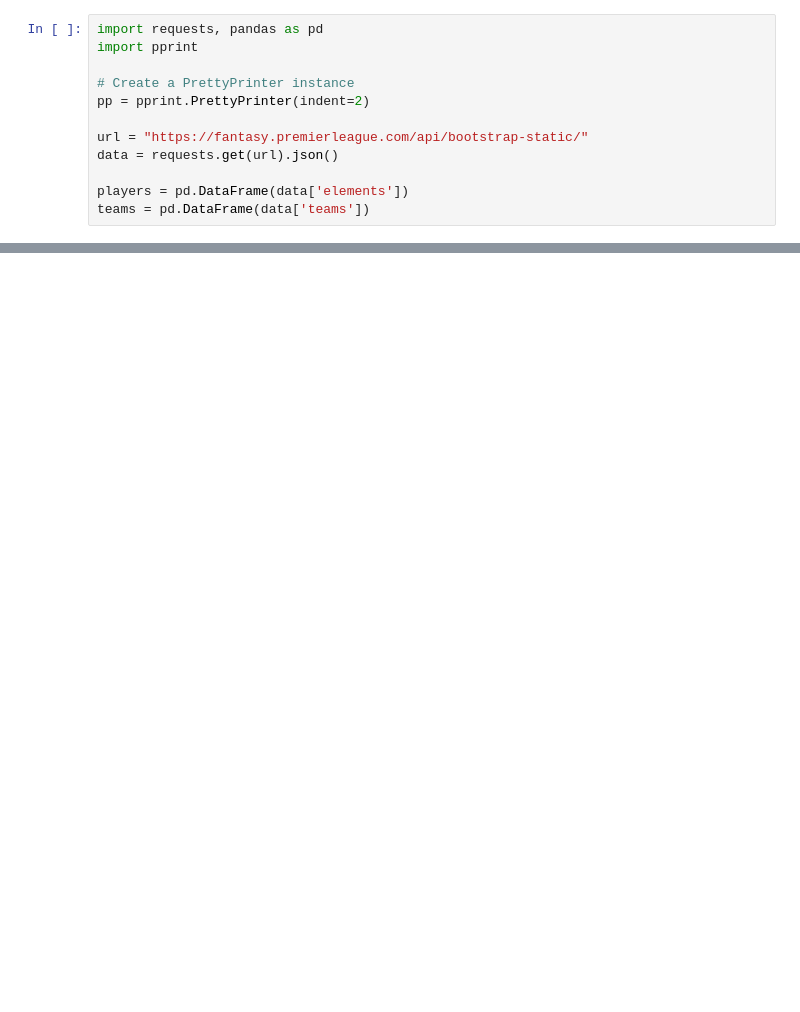
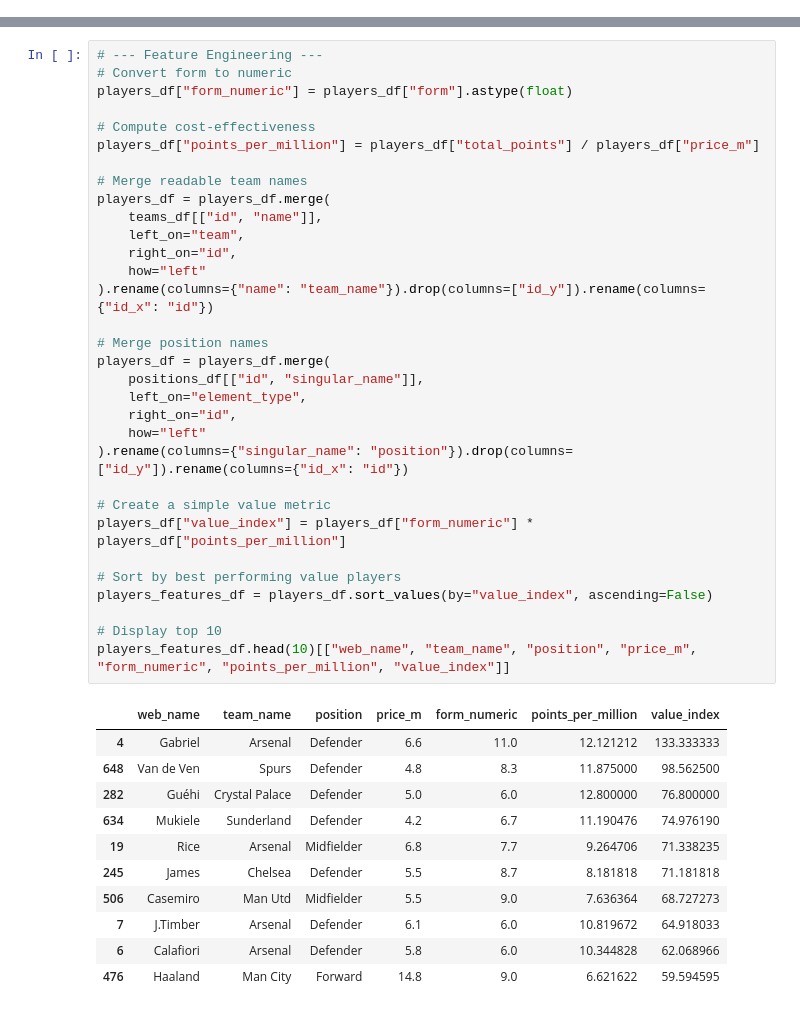
Before and after one commit to SamAbr/FPL-Squad-Selection, a Jupyter notebook: FPL.ipynb, the cells around one changed output, grey strips where cells are left out. Drawn from its saved outputs; the diff is of its cells as text; blank space fills up the shorter version.

```diff
--- a/FPL.ipynb
+++ b/FPL.ipynb
@@ -108,12 +2,0 @@ best_squad
-# %%
-import requests, pandas as pd
-import pprint
-
-# Create a PrettyPrinter instance
-pp = pprint.PrettyPrinter(indent=2)
-
-url = "https://fantasy.premierleague.com/api/bootstrap-static/"
-data = requests.get(url).json()
-
-players = pd.DataFrame(data['elements'])
-teams = pd.DataFrame(data['teams'])
@@ -140,0 +125,44 @@ defensive_contribution_per_90
+# %%
+# --- Feature Engineering ---
+# Convert form to numeric
+players_df["form_numeric"] = players_df["form"].astype(float)
+
+# Compute cost-effectiveness
+players_df["points_per_million"] = players_df["total_points"] / players_df["price_m"]
+
+# Merge readable team names
+players_df = players_df.merge(
+    teams_df[["id", "name"]],
+    left_on="team",
+    right_on="id",
+    how="left"
+).rename(columns={"name": "team_name"}).drop(columns=["id_y"]).rename(columns={"id_x": "id"})
+
+# Merge position names
+players_df = players_df.merge(
+    positions_df[["id", "singular_name"]],
+    left_on="element_type",
+    right_on="id",
+    how="left"
+).rename(columns={"singular_name": "position"}).drop(columns=["id_y"]).rename(columns={"id_x": "id"})
+
+# Create a simple value metric
+players_df["value_index"] = players_df["form_numeric"] * players_df["points_per_million"]
+
+# Sort by best performing value players
+players_features_df = players_df.sort_values(by="value_index", ascending=False)
+
+# Display top 10
+players_features_df.head(10)[["web_name", "team_name", "position", "price_m", "form_numeric", "points_per_million", "value_index"]]
+# %% [output]
+|  | web_name | team_name | position | price_m | form_numeric | points_per_million | value_index |
+| 4 | Gabriel | Arsenal | Defender | 6.6 | 11.0 | 12.121212 | 133.333333 |
+| 648 | Van de Ven | Spurs | Defender | 4.8 | 8.3 | 11.875000 | 98.562500 |
+| 282 | Guéhi | Crystal Palace | Defender | 5.0 | 6.0 | 12.800000 | 76.800000 |
+| 634 | Mukiele | Sunderland | Defender | 4.2 | 6.7 | 11.190476 | 74.976190 |
+| 19 | Rice | Arsenal | Midfielder | 6.8 | 7.7 | 9.264706 | 71.338235 |
+| 245 | James | Chelsea | Defender | 5.5 | 8.7 | 8.181818 | 71.181818 |
+| 506 | Casemiro | Man Utd | Midfielder | 5.5 | 9.0 | 7.636364 | 68.727273 |
+| 7 | J.Timber | Arsenal | Defender | 6.1 | 6.0 | 10.819672 | 64.918033 |
+| 6 | Calafiori | Arsenal | Defender | 5.8 | 6.0 | 10.344828 | 62.068966 |
+| 476 | Haaland | Man City | Forward | 14.8 | 9.0 | 6.621622 | 59.594595 |
```
Also changed, not shown: parts of 9 cells of this notebook.
